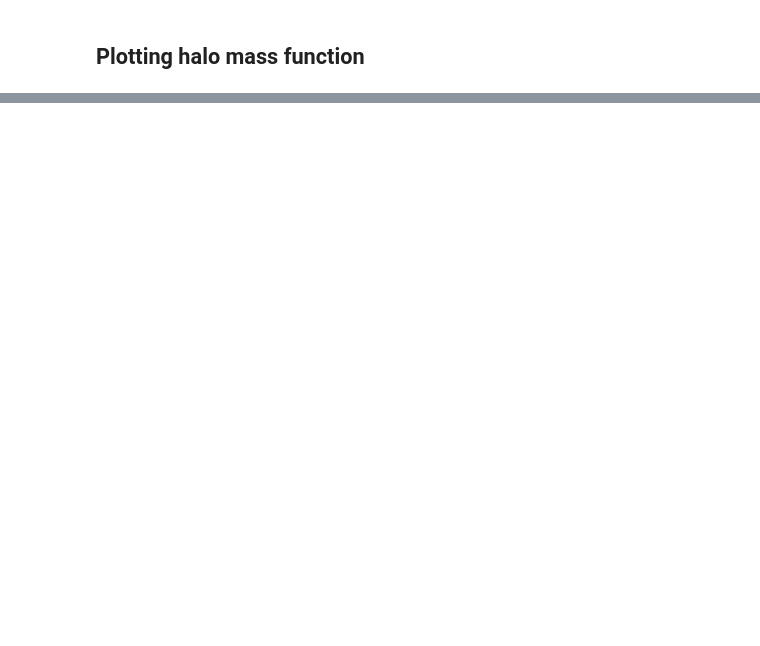
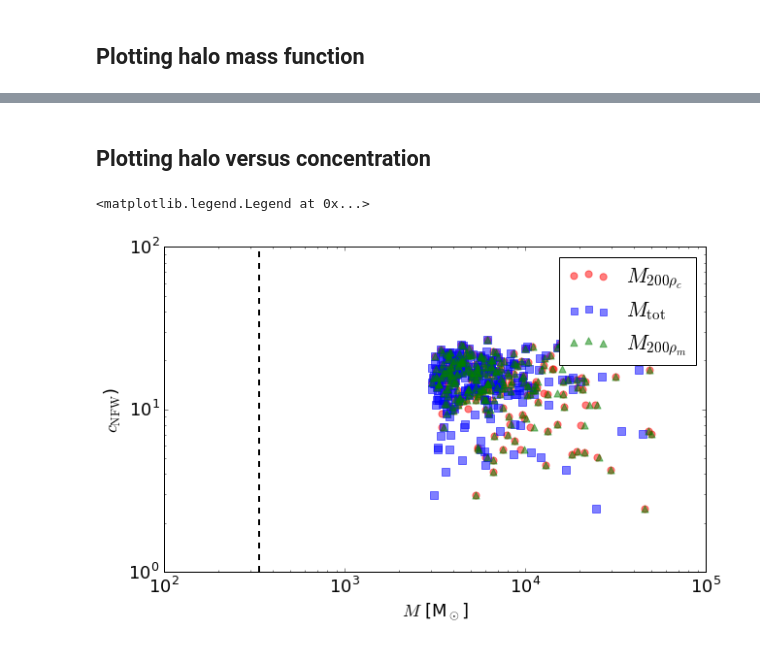
Before and after one commit to pelahi/VELOCIraptor-STF, a Jupyter notebook: stf/examples/SampleHaloMassFunction.ipynb, the cells around one changed output, grey strips where cells are left out. Drawn from its saved outputs; the diff is of its cells as text; code cells hidden in the pictures; blank space fills up the shorter version.

```diff
--- a/stf/examples/SampleHaloMassFunction.ipynb
+++ b/stf/examples/SampleHaloMassFunction.ipynb
@@ -82,0 +94,26 @@ legend()
+# %% [markdown]
+## Plotting halo versus concentration
+# %%
+#desired mass field
+massfield=['Mass_200crit','Mass_tot', 'Mass_200mean']
+massdata=dict()
+#make histograms while converting units to Msun and kpc
+sel=np.where(halopropdata['npart']>=1000)
+for key in massfield:
+    massfac=np.log10(halopropdata['UnitInfo']['Mass_unit_to_solarmass'])
+    massdata[key]=np.power(10.0,np.log10(halopropdata[key][sel])+massfac)
+cnfw=halopropdata['cNFW'][sel]
+# %%
+markerstyle=['o','s','^']
+
+for i in range(len(massfield)):
+    scatter(massdata[massfield[i]],cnfw,color=colors[i],label=vlabels[i],marker=markerstyle[i],alpha=0.5,s=50)
+axvline(x=vlinedata,color='black',linewidth=2,linestyle='dashed')
+ylabel(r'$c_{\rm NFW}$)')
+xlabel(r'$M$ [M$_\odot$]')
+yscale("log")
+xscale("log")
+legend()
+# %% [output]
+<matplotlib.legend.Legend at 0x...>
+[figure, added]
```
Also changed, not shown: parts of 7 cells of this notebook, 1 other file.
